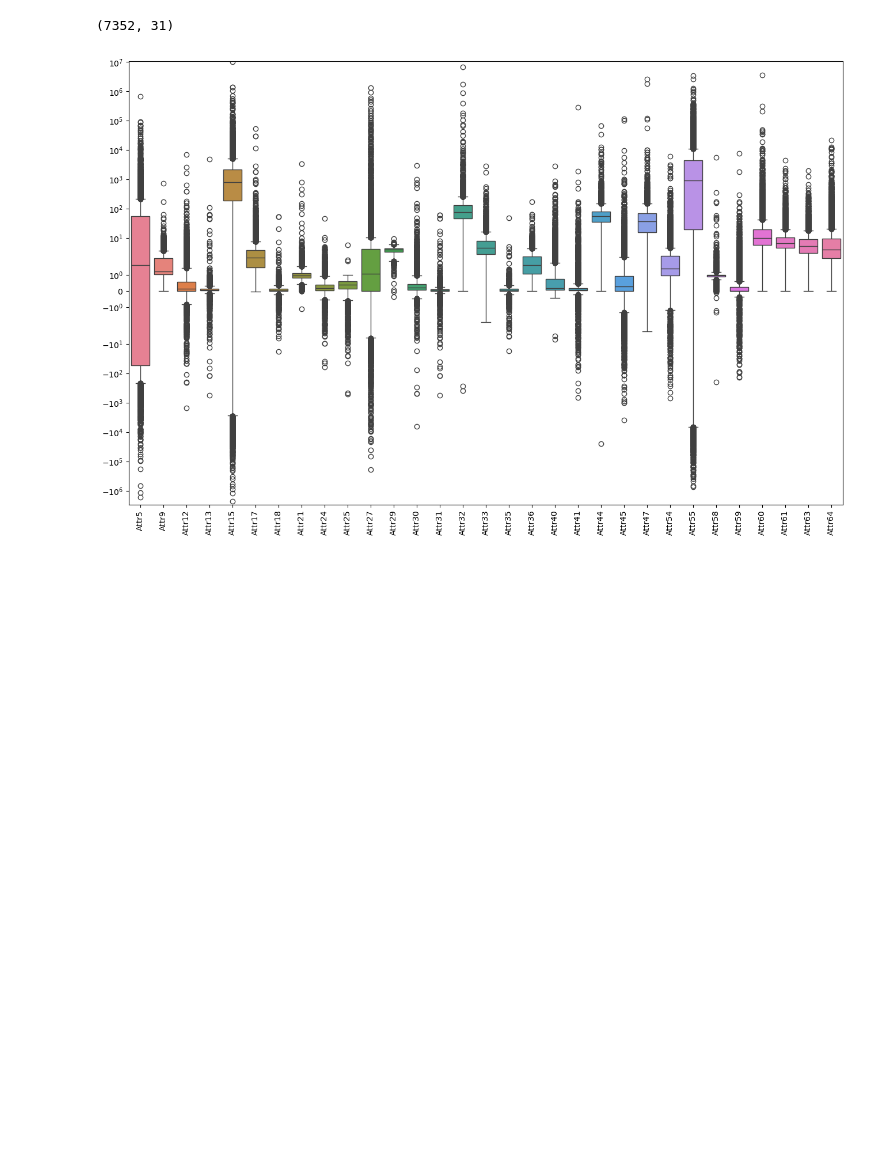
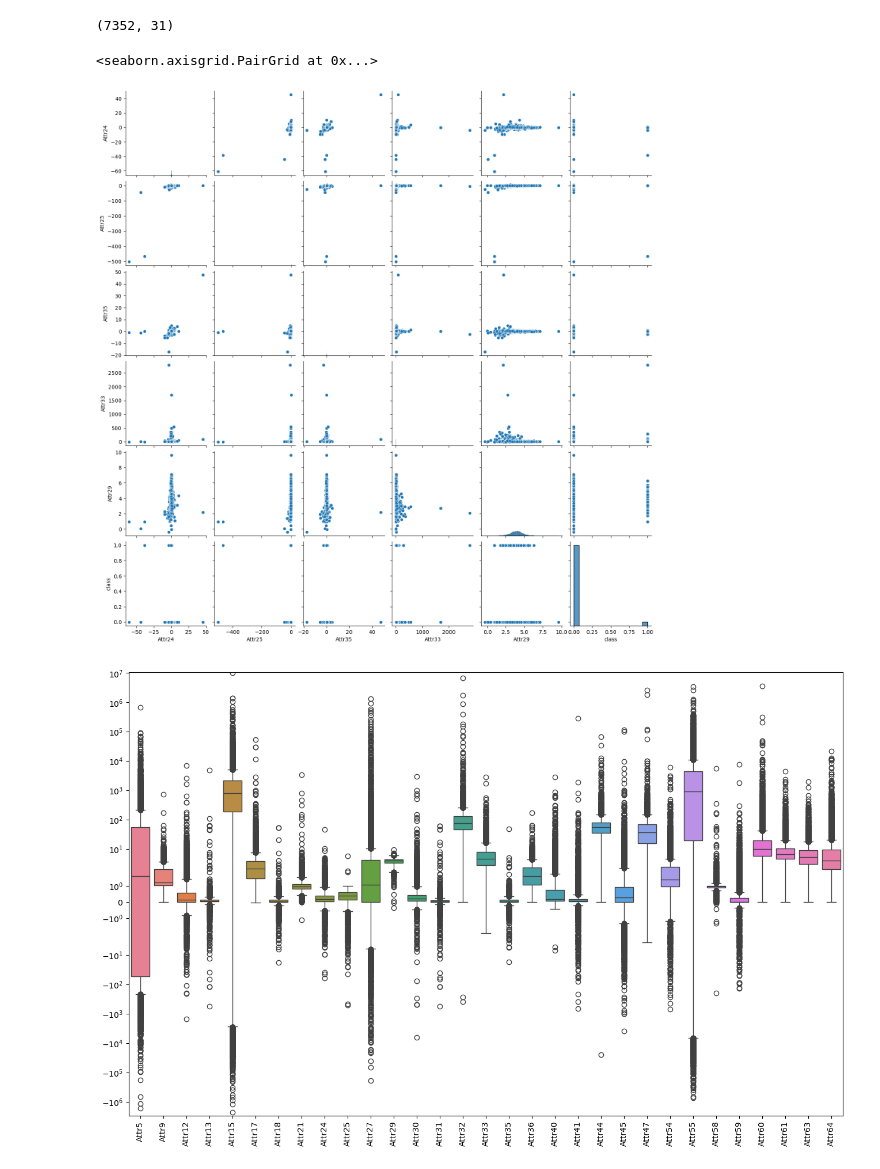
Before and after one commit to reem-naji/Data-computation-project, a Jupyter notebook: bankruptcy.ipynb, the cells around one changed output. Saved outputs shown, nothing was run; the diff lists cells and outputs as text; code cells hidden in the pictures; blank space fills up the shorter version.

Commit message:
pairplot between top5 correlated features with target and target

```diff
--- a/bankruptcy.ipynb
+++ b/bankruptcy.ipynb
@@ -180,3 +180,10 @@ X_test = X_test.drop(columns=corr_features_to_remove, axis=1)
 X_train.shape
 # %% [output]
 (7352, 31)
+# %%
+top5_corr_with_target = list(abs(X_train.corrwith(y_train)).sort_values(ascending=False)[:5].index)
+df_to_plot = pd.concat([X_train[top5_corr_with_target], y_train], axis=1)
+sns.pairplot(df_to_plot)
+# %% [output]
+<seaborn.axisgrid.PairGrid at 0x...>
+[figure, added]
```
Also changed, not shown: parts of 2 cells of this notebook.
